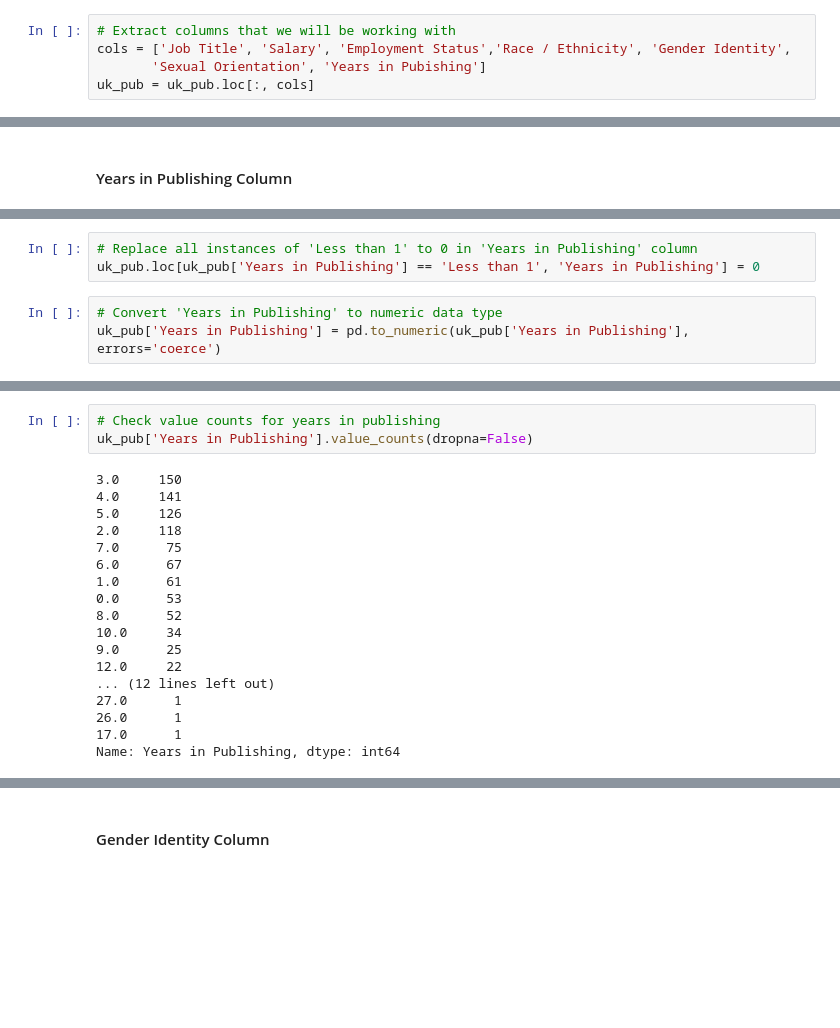
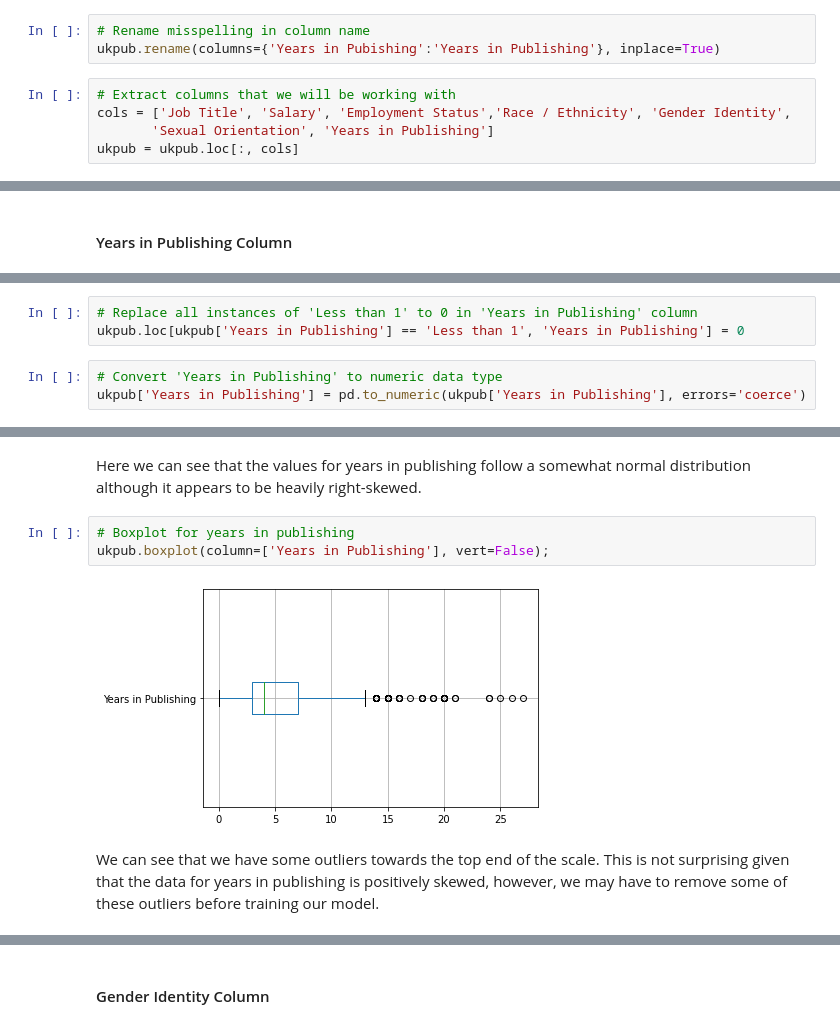
Before and after one commit to dan-grant-hunter/UK_Publishing_Analysis, a Jupyter notebook: book_publishing.ipynb, the cells around one changed output, grey strips where cells are left out. Cells and saved outputs as stored; diff of their text form; blank space fills up the shorter version.

```diff
--- a/book_publishing.ipynb
+++ b/book_publishing.ipynb
@@ -63,7 +70,10 @@ Index(['Timestamp', 'Job Title', 'Employer', 'Location', 'Salary',
+# %%
+# Rename misspelling in column name
+ukpub.rename(columns={'Years in Pubishing':'Years in Publishing'}, inplace=True)
 # %%
 # Extract columns that we will be working with
 cols = ['Job Title', 'Salary', 'Employment Status','Race / Ethnicity', 'Gender Identity',
-       'Sexual Orientation', 'Years in Pubishing']
-uk_pub = uk_pub.loc[:, cols]
+       'Sexual Orientation', 'Years in Publishing']
+ukpub = ukpub.loc[:, cols]
 # %%
 # Check missing values
@@ -100,6 +133,6 @@ uk_pub.head()
 # %%
 # Replace all instances of 'Less than 1' to 0 in 'Years in Publishing' column
-uk_pub.loc[uk_pub['Years in Publishing'] == 'Less than 1', 'Years in Publishing'] = 0
+ukpub.loc[ukpub['Years in Publishing'] == 'Less than 1', 'Years in Publishing'] = 0
 # %%
 # Convert 'Years in Publishing' to numeric data type
-uk_pub['Years in Publishing'] = pd.to_numeric(uk_pub['Years in Publishing'], errors='coerce')
+ukpub['Years in Publishing'] = pd.to_numeric(ukpub['Years in Publishing'], errors='coerce')
@@ -106,22 +144,10 @@ uk_pub['Years in Publishing'] = pd.to_numeric(uk_pub['Years in Publishing'], err
+# %% [markdown]
+Here we can see that the values for years in publishing follow a somewhat normal distribution although it appears to be heavily right-skewed.
 # %%
-# Check value counts for years in publishing
-uk_pub['Years in Publishing'].value_counts(dropna=False)
+# Boxplot for years in publishing
+ukpub.boxplot(column=['Years in Publishing'], vert=False);
 # %% [output]
-3.0     150
-4.0     141
-5.0     126
-2.0     118
-7.0      75
-6.0      67
-1.0      61
-0.0      53
-8.0      52
-10.0     34
-9.0      25
-12.0     22
-... (12 lines left out)
-27.0      1
-26.0      1
-17.0      1
-Name: Years in Publishing, dtype: int64
+[figure, added]
+# %% [markdown]
+We can see that we have some outliers towards the top end of the scale. This is not surprising given that the data  for years in publishing is positively skewed, however, we may have to remove some of these outliers before training our model.
 # %%
```
Also changed, not shown: parts of 136 cells of this notebook.
